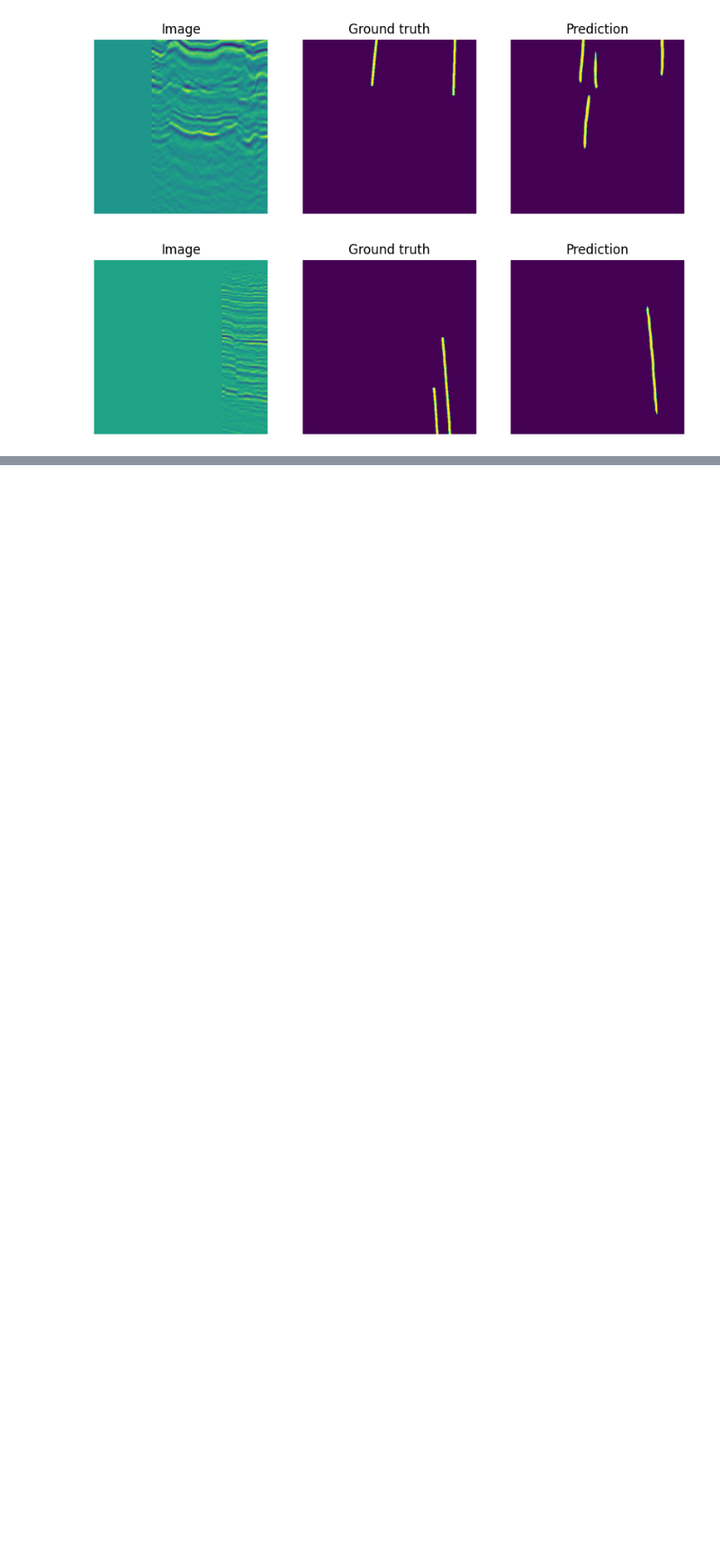
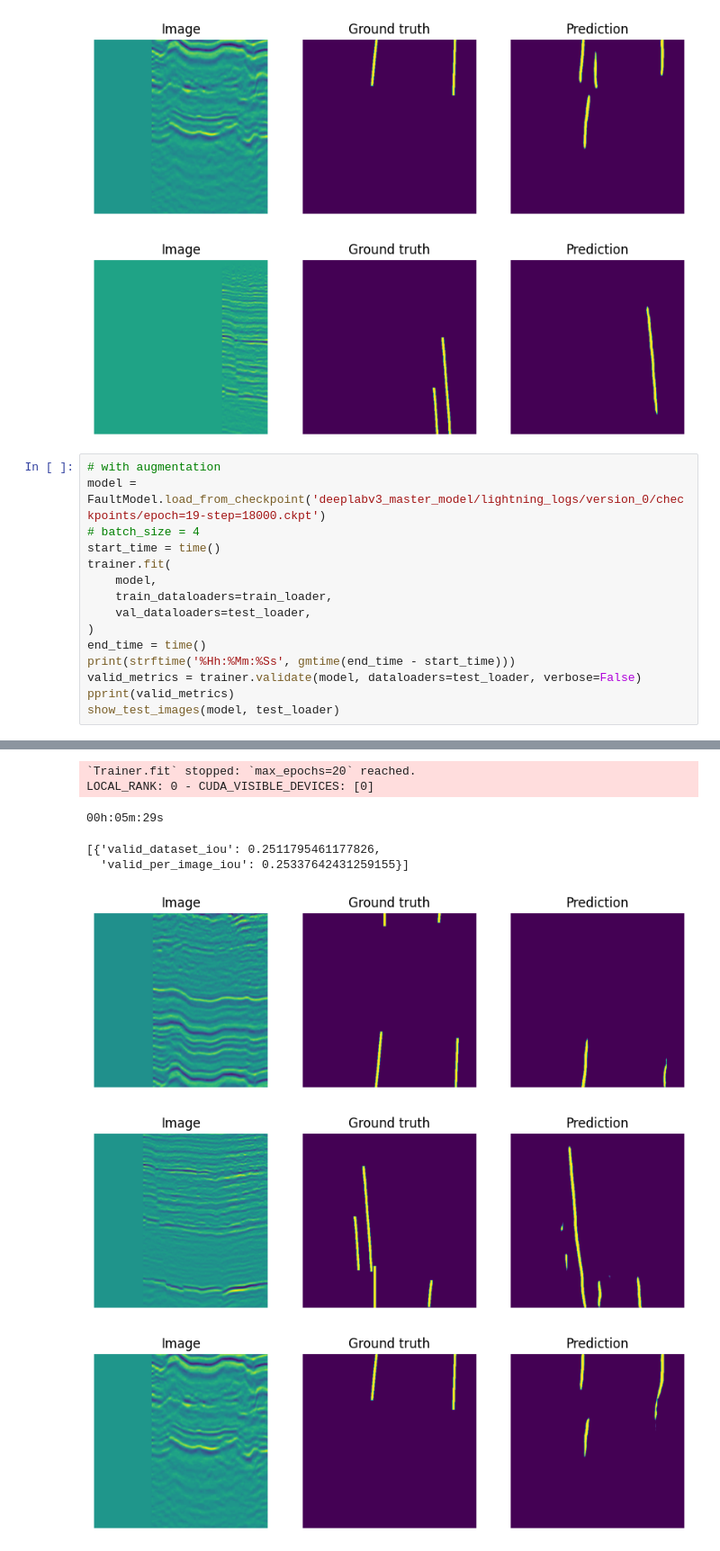
Before and after one commit to WandrV1/rosneft, a Jupyter notebook: additional cube/deeplabv3plus retrain.ipynb, the cells around one changed output, grey strips where cells are left out. Shown at 90% size. Cells and saved outputs as stored; diff of their text form; blank space fills up the shorter version.

```diff
--- a/additional cube/deeplabv3plus retrain.ipynb
+++ b/additional cube/deeplabv3plus retrain.ipynb
@@ -333,3 +383,19 @@ LOCAL_RANK: 0 - CUDA_VISIBLE_DEVICES: [0]
 [figure]
 [figure]
 [figure]
+# %%
+# with augmentation
+model = FaultModel.load_from_checkpoint('deeplabv3_master_model/lightning_logs/version_0/checkpoints/epoch=19-step=18000.ckpt')
+# batch_size = 4
+start_time = time()
+trainer.fit(
+    model,
+    train_dataloaders=train_loader,
+    val_dataloaders=test_loader,
+)
+end_time = time()
+print(strftime('%Hh:%Mm:%Ss', gmtime(end_time - start_time)))
+valid_metrics = trainer.validate(model, dataloaders=test_loader, verbose=False)
+pprint(valid_metrics)
+show_test_images(model, test_loader)
+# %% [output]
@@ -335,0 +413,8 @@ LOCAL_RANK: 0 - CUDA_VISIBLE_DEVICES: [0]
+`Trainer.fit` stopped: `max_epochs=20` reached.
+LOCAL_RANK: 0 - CUDA_VISIBLE_DEVICES: [0]
+00h:05m:29s
+[{'valid_dataset_iou': 0.2511795461177826,
+  'valid_per_image_iou': 0.25337642431259155}]
+[figure, added]
+[figure, added]
+[figure, added]
```
Also changed, not shown: parts of 4 cells of this notebook, 1 other file.
